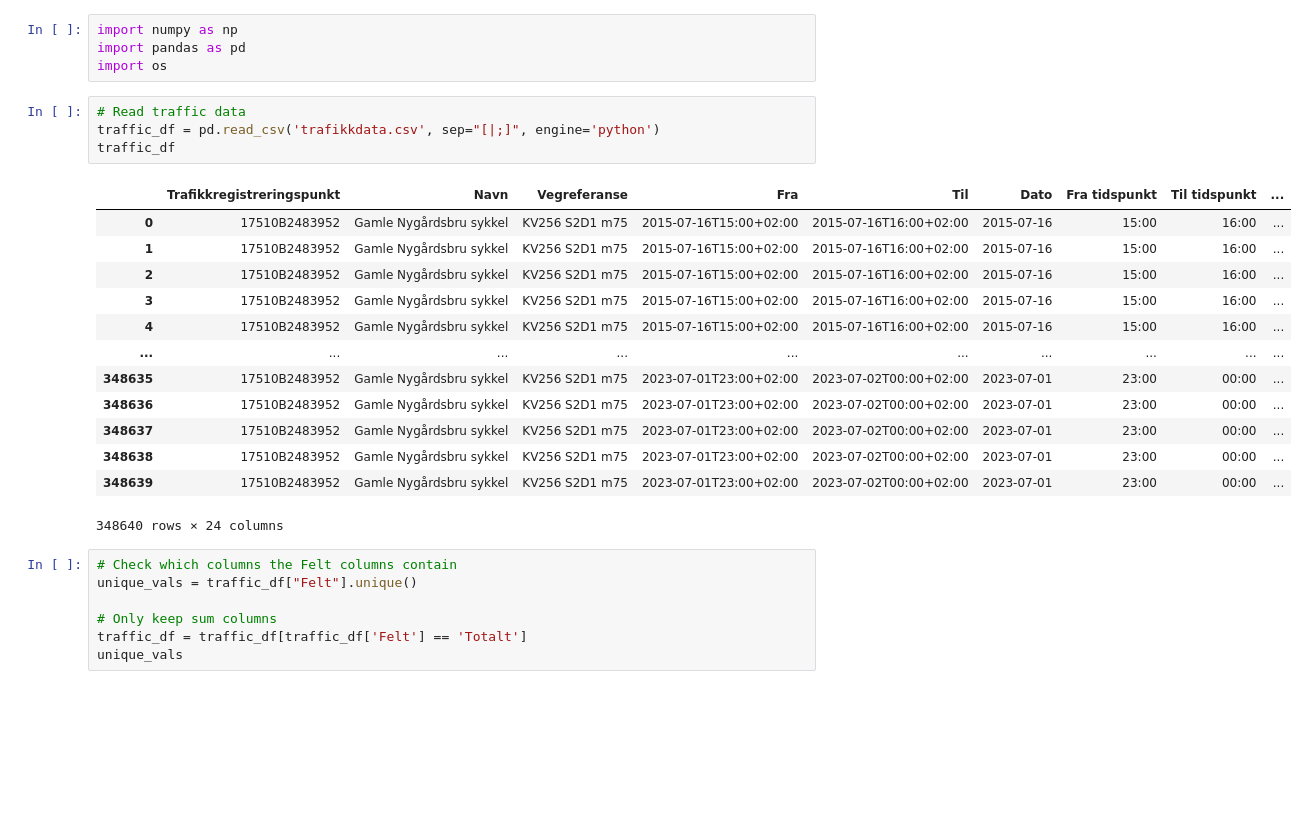
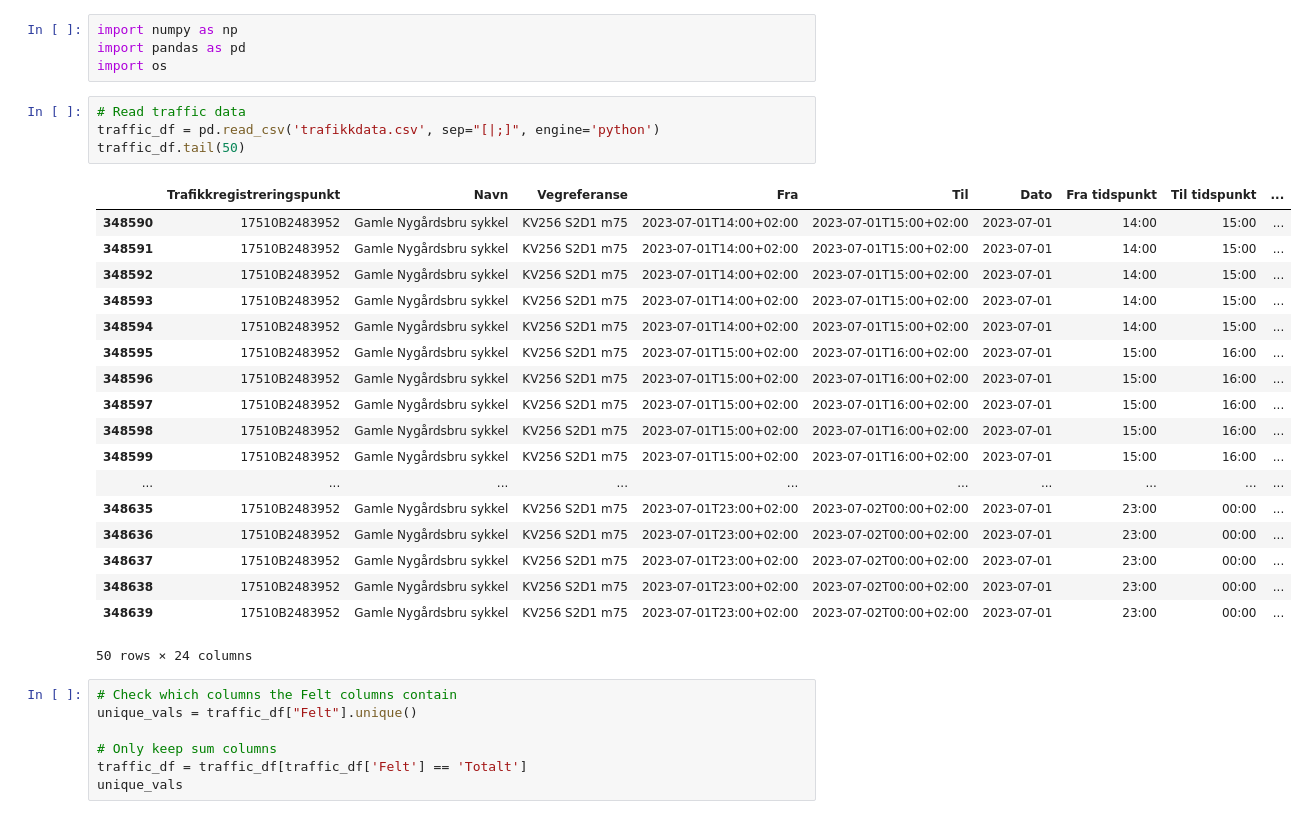
Before and after one commit to auroraingebrigtsen/INF161-project, a Jupyter notebook: processing.ipynb, the cells around one changed output. Cells and saved outputs as stored; diff of their text form; blank space fills up the shorter version.

```diff
--- a/processing.ipynb
+++ b/processing.ipynb
@@ -5,21 +5,26 @@ import os
 # %%
 # Read traffic data
 traffic_df = pd.read_csv('trafikkdata.csv', sep="[|;]", engine='python')
-traffic_df
+traffic_df.tail(50)
 # %% [output]
 |  | Trafikkregistreringspunkt | Navn | Vegreferanse | Fra | Til | Dato | Fra tidspunkt | Til tidspunkt | ... |
-| 0 | 17510B2483952 | Gamle Nygårdsbru sykkel | KV256 S2D1 m75 | 2015-07-16T15:00+02:00 | 2015-07-16T16:00+02:00 | 2015-07-16 | 15:00 | 16:00 | ... |
-| 1 | 17510B2483952 | Gamle Nygårdsbru sykkel | KV256 S2D1 m75 | 2015-07-16T15:00+02:00 | 2015-07-16T16:00+02:00 | 2015-07-16 | 15:00 | 16:00 | ... |
-| 2 | 17510B2483952 | Gamle Nygårdsbru sykkel | KV256 S2D1 m75 | 2015-07-16T15:00+02:00 | 2015-07-16T16:00+02:00 | 2015-07-16 | 15:00 | 16:00 | ... |
-| 3 | 17510B2483952 | Gamle Nygårdsbru sykkel | KV256 S2D1 m75 | 2015-07-16T15:00+02:00 | 2015-07-16T16:00+02:00 | 2015-07-16 | 15:00 | 16:00 | ... |
-| 4 | 17510B2483952 | Gamle Nygårdsbru sykkel | KV256 S2D1 m75 | 2015-07-16T15:00+02:00 | 2015-07-16T16:00+02:00 | 2015-07-16 | 15:00 | 16:00 | ... |
+| 348590 | 17510B2483952 | Gamle Nygårdsbru sykkel | KV256 S2D1 m75 | 2023-07-01T14:00+02:00 | 2023-07-01T15:00+02:00 | 2023-07-01 | 14:00 | 15:00 | ... |
+| 348591 | 17510B2483952 | Gamle Nygårdsbru sykkel | KV256 S2D1 m75 | 2023-07-01T14:00+02:00 | 2023-07-01T15:00+02:00 | 2023-07-01 | 14:00 | 15:00 | ... |
+| 348592 | 17510B2483952 | Gamle Nygårdsbru sykkel | KV256 S2D1 m75 | 2023-07-01T14:00+02:00 | 2023-07-01T15:00+02:00 | 2023-07-01 | 14:00 | 15:00 | ... |
+| 348593 | 17510B2483952 | Gamle Nygårdsbru sykkel | KV256 S2D1 m75 | 2023-07-01T14:00+02:00 | 2023-07-01T15:00+02:00 | 2023-07-01 | 14:00 | 15:00 | ... |
+| 348594 | 17510B2483952 | Gamle Nygårdsbru sykkel | KV256 S2D1 m75 | 2023-07-01T14:00+02:00 | 2023-07-01T15:00+02:00 | 2023-07-01 | 14:00 | 15:00 | ... |
+| 348595 | 17510B2483952 | Gamle Nygårdsbru sykkel | KV256 S2D1 m75 | 2023-07-01T15:00+02:00 | 2023-07-01T16:00+02:00 | 2023-07-01 | 15:00 | 16:00 | ... |
+| 348596 | 17510B2483952 | Gamle Nygårdsbru sykkel | KV256 S2D1 m75 | 2023-07-01T15:00+02:00 | 2023-07-01T16:00+02:00 | 2023-07-01 | 15:00 | 16:00 | ... |
+| 348597 | 17510B2483952 | Gamle Nygårdsbru sykkel | KV256 S2D1 m75 | 2023-07-01T15:00+02:00 | 2023-07-01T16:00+02:00 | 2023-07-01 | 15:00 | 16:00 | ... |
+| 348598 | 17510B2483952 | Gamle Nygårdsbru sykkel | KV256 S2D1 m75 | 2023-07-01T15:00+02:00 | 2023-07-01T16:00+02:00 | 2023-07-01 | 15:00 | 16:00 | ... |
+| 348599 | 17510B2483952 | Gamle Nygårdsbru sykkel | KV256 S2D1 m75 | 2023-07-01T15:00+02:00 | 2023-07-01T16:00+02:00 | 2023-07-01 | 15:00 | 16:00 | ... |
 | ... | ... | ... | ... | ... | ... | ... | ... | ... | ... |
 | 348635 | 17510B2483952 | Gamle Nygårdsbru sykkel | KV256 S2D1 m75 | 2023-07-01T23:00+02:00 | 2023-07-02T00:00+02:00 | 2023-07-01 | 23:00 | 00:00 | ... |
 | 348636 | 17510B2483952 | Gamle Nygårdsbru sykkel | KV256 S2D1 m75 | 2023-07-01T23:00+02:00 | 2023-07-02T00:00+02:00 | 2023-07-01 | 23:00 | 00:00 | ... |
 | 348637 | 17510B2483952 | Gamle Nygårdsbru sykkel | KV256 S2D1 m75 | 2023-07-01T23:00+02:00 | 2023-07-02T00:00+02:00 | 2023-07-01 | 23:00 | 00:00 | ... |
 | 348638 | 17510B2483952 | Gamle Nygårdsbru sykkel | KV256 S2D1 m75 | 2023-07-01T23:00+02:00 | 2023-07-02T00:00+02:00 | 2023-07-01 | 23:00 | 00:00 | ... |
 | 348639 | 17510B2483952 | Gamle Nygårdsbru sykkel | KV256 S2D1 m75 | 2023-07-01T23:00+02:00 | 2023-07-02T00:00+02:00 | 2023-07-01 | 23:00 | 00:00 | ... |
-348640 rows × 24 columns
+50 rows × 24 columns
 # %%
 # Check which columns the Felt columns contain
 unique_vals = traffic_df["Felt"].unique()
```
Also changed, not shown: parts of 4 cells of this notebook, 7 other files.
